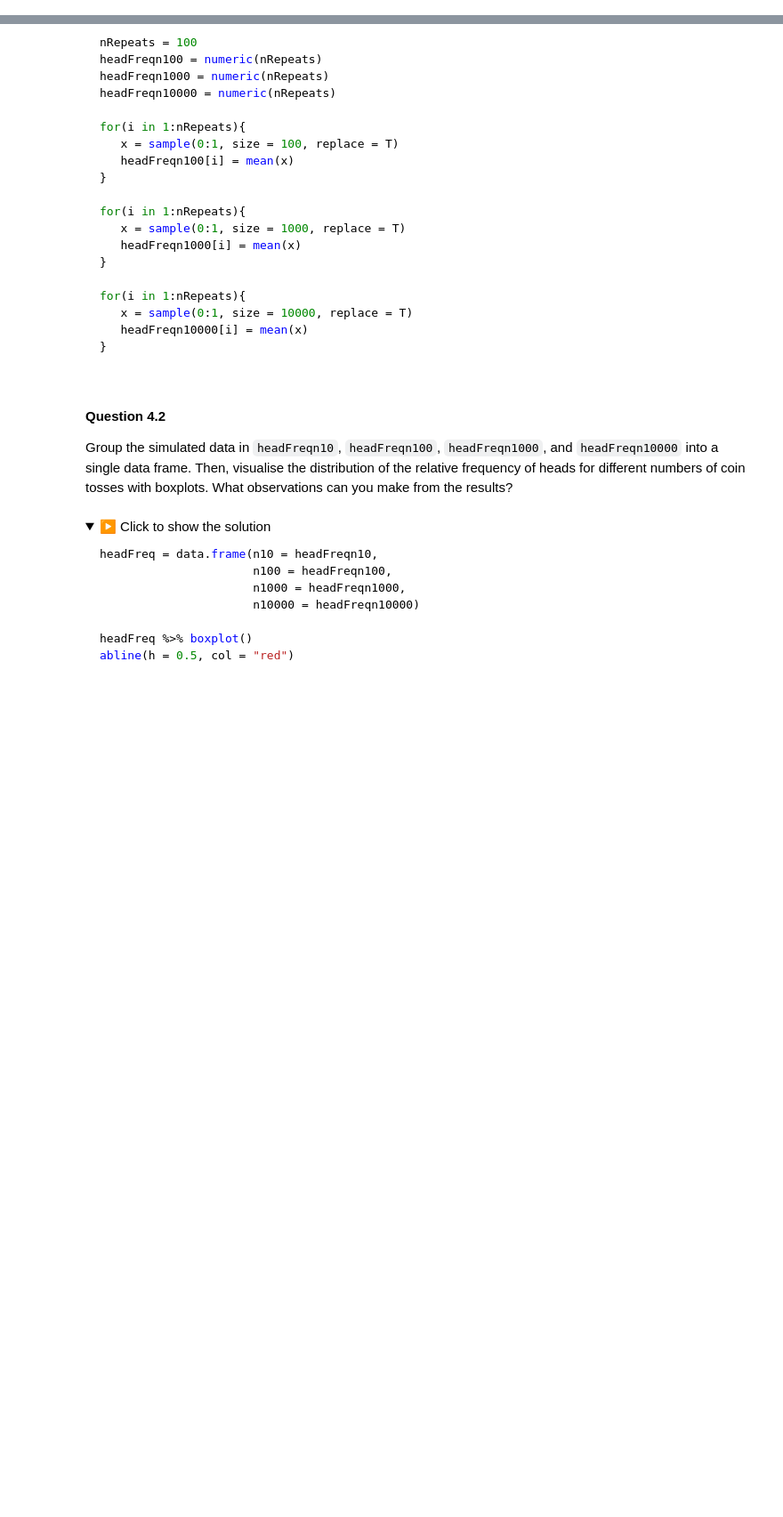
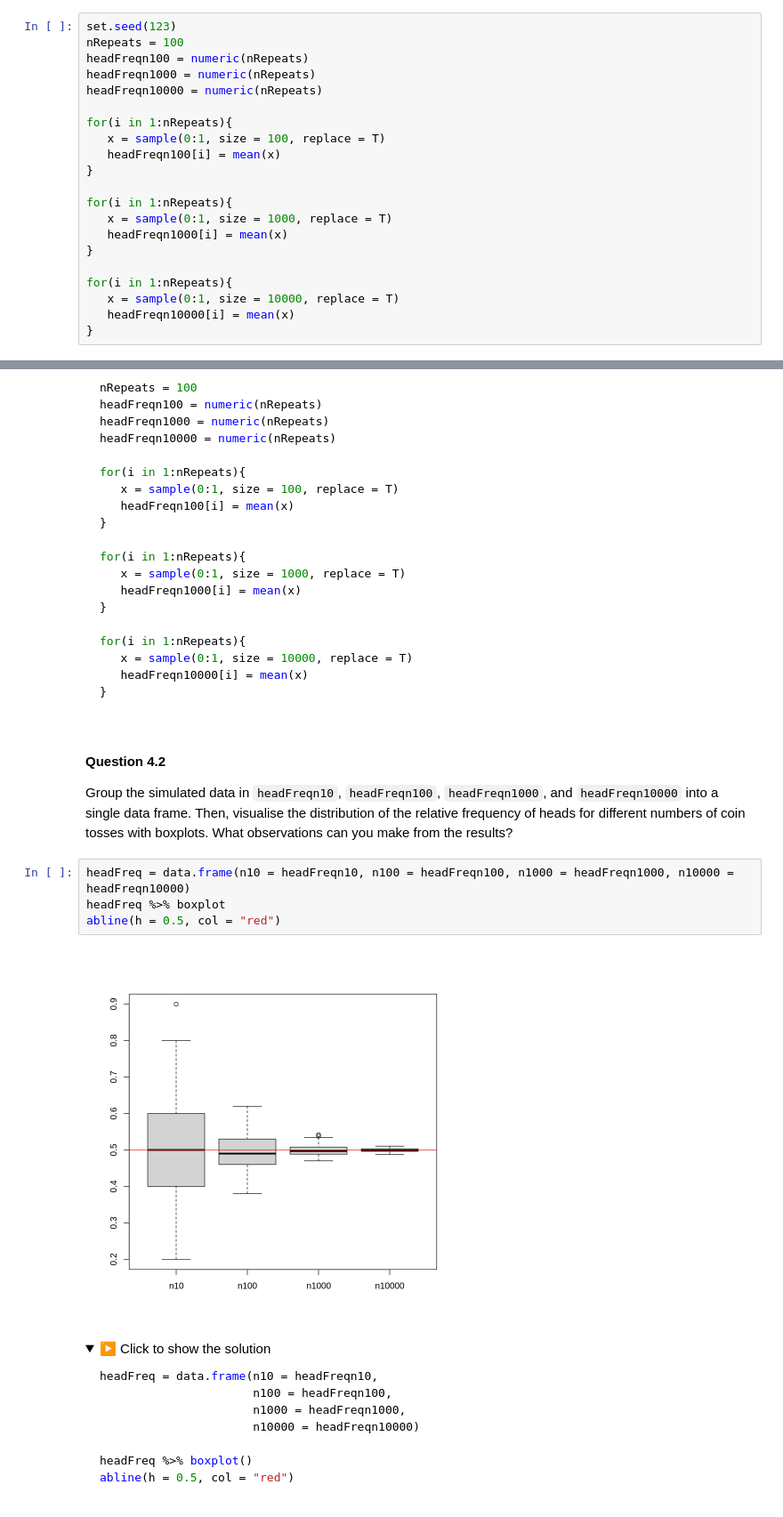
Before and after one commit to ashley0426/MXB107, a Jupyter notebook: notebooks/Week_4.ipynb, the cells around one changed output, grey strips where cells are left out. Shown at 89% size. Saved outputs shown, nothing was run; the diff lists cells and outputs as text; folded sections open; blank space fills up the shorter version.

```diff
--- a/notebooks/Week_4.ipynb
+++ b/notebooks/Week_4.ipynb
@@ -571,6 +582,27 @@ for(i in 1:nRepeats){ #Repeat for i varying from 1 to nRepeats
 Follow the steps above to create new vectors named `headFreqn100`, `headFreqn1000`, and `headFreqn10000` that contain the relative frequencies of heads in 100, 1000, and 10000 tosses, respectively (repeated 100 times).
 
 Set a `seed` value for ensuring reproducibility.
+# %%
+set.seed(123)
+nRepeats = 100
+headFreqn100 = numeric(nRepeats)
+headFreqn1000 = numeric(nRepeats)
+headFreqn10000 = numeric(nRepeats)
+
+for(i in 1:nRepeats){
+   x = sample(0:1, size = 100, replace = T)
+   headFreqn100[i] = mean(x)
+}
+
+for(i in 1:nRepeats){
+   x = sample(0:1, size = 1000, replace = T)
+   headFreqn1000[i] = mean(x)
+}
+
+for(i in 1:nRepeats){
+   x = sample(0:1, size = 10000, replace = T)
+   headFreqn10000[i] = mean(x)
+}
 # %% [markdown]
 <details>
 <summary>▶️ Click to show the solution</summary>
@@ -603,6 +635,12 @@ for(i in 1:nRepeats){
 #### **Question 4.2**
 
 Group the simulated data in `headFreqn10`, `headFreqn100`, `headFreqn1000`, and `headFreqn10000` into a single data frame. Then, visualise the distribution of the relative frequency of heads for different numbers of coin tosses with boxplots. What observations can you make from the results?
+# %%
+headFreq = data.frame(n10 = headFreqn10, n100 = headFreqn100, n1000 = headFreqn1000, n10000 = headFreqn10000)
+headFreq %>% boxplot
+abline(h = 0.5, col = "red")
+# %% [output]
+[figure, added]
 # %% [markdown]
 <details>
 <summary>▶️ Click to show the solution</summary>
```
Also changed, not shown: parts of 9 cells of this notebook.
